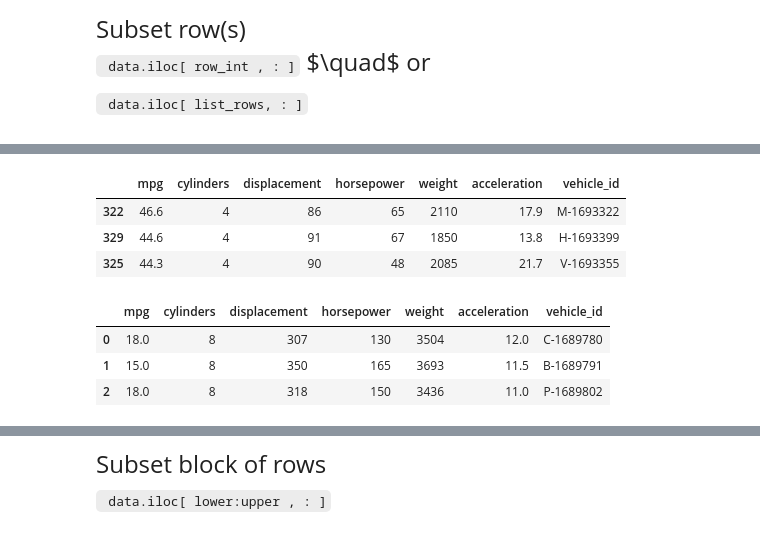
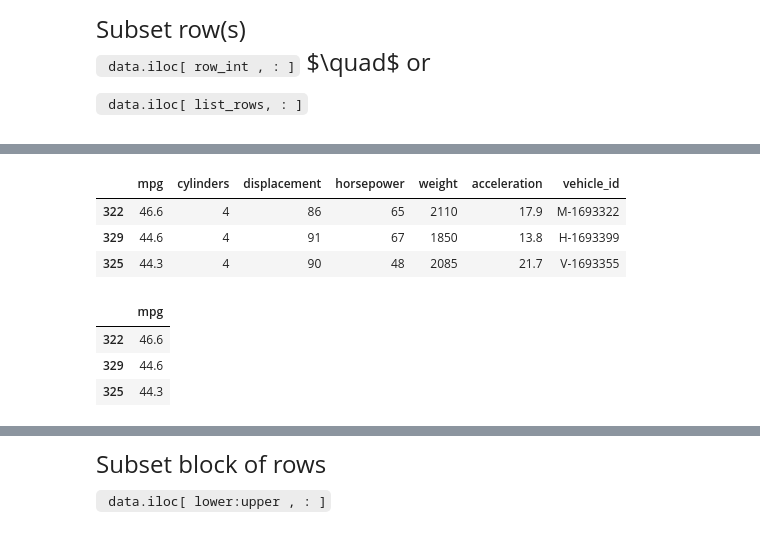
Before and after one commit to alejandrosanchezbecerra/qtm151spring2024, a Jupyter notebook: lecture_10/lecture_10a - Subsetting data.ipynb, the cells around one changed output, grey strips where cells are left out. Cells and saved outputs as stored; diff of their text form; code cells hidden in the pictures.

```diff
--- a/lecture_10/lecture_10a - Subsetting data.ipynb
+++ b/lecture_10/lecture_10a - Subsetting data.ipynb
@@ -248,14 +287,15 @@ carsorted[ 1 , 2  ]
+# %%
+#Extracts all columns for rows 0, 1, and 2 in the sorted dataset
+carsorted.iloc[[0,1,2],:]
+# %% [output]
+|  | mpg | cylinders | displacement | horsepower | weight | acceleration | vehicle_id |
+| 322 | 46.6 | 4 | 86 | 65 | 2110 | 17.9 | M-1693322 |
+| 329 | 44.6 | 4 | 91 | 67 | 1850 | 13.8 | H-1693399 |
+| 325 | 44.3 | 4 | 90 | 48 | 2085 | 21.7 | V-1693355 |
 # %%
-carsorted.iloc[[0,1,2]]
+carsorted.iloc[[0,1,2],:1]
 # %% [output]
-|  | mpg | cylinders | displacement | horsepower | weight | acceleration | vehicle_id |
-| 322 | 46.6 | 4 | 86 | 65 | 2110 | 17.9 | M-1693322 |
-| 329 | 44.6 | 4 | 91 | 67 | 1850 | 13.8 | H-1693399 |
-| 325 | 44.3 | 4 | 90 | 48 | 2085 | 21.7 | V-1693355 |
+|  | mpg |
+| 322 | 46.6 |
+| 329 | 44.6 |
+| 325 | 44.3 |
-# %%
-carfeatures.iloc[[0,1,2], :]
-# %% [output]
-|  | mpg | cylinders | displacement | horsepower | weight | acceleration | vehicle_id |
-| 0 | 18.0 | 8 | 307 | 130 | 3504 | 12.0 | C-1689780 |
-| 1 | 15.0 | 8 | 350 | 165 | 3693 | 11.5 | B-1689791 |
-| 2 | 18.0 | 8 | 318 | 150 | 3436 | 11.0 | P-1689802 |
```
Also changed, not shown: parts of 15 cells of this notebook, 5 other files.
